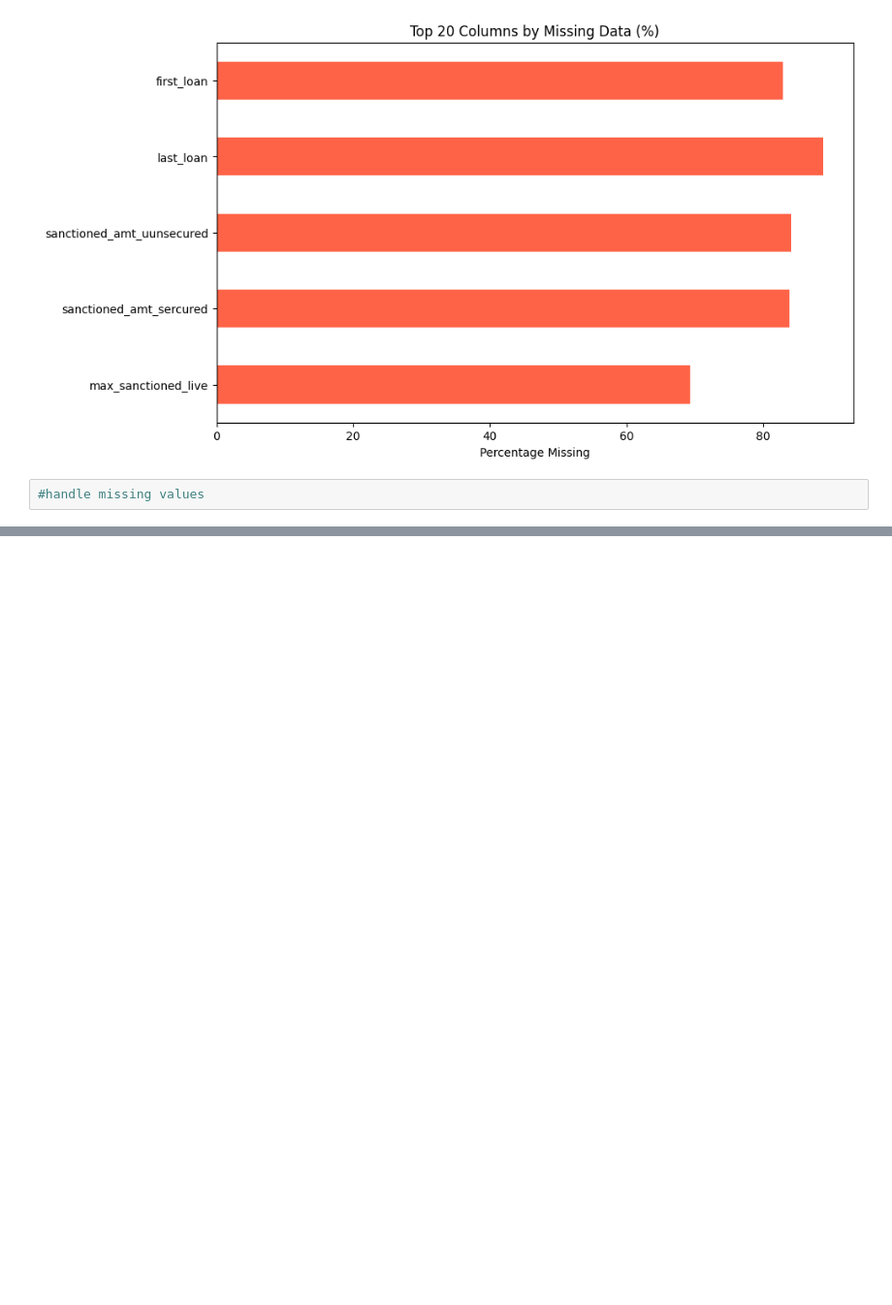
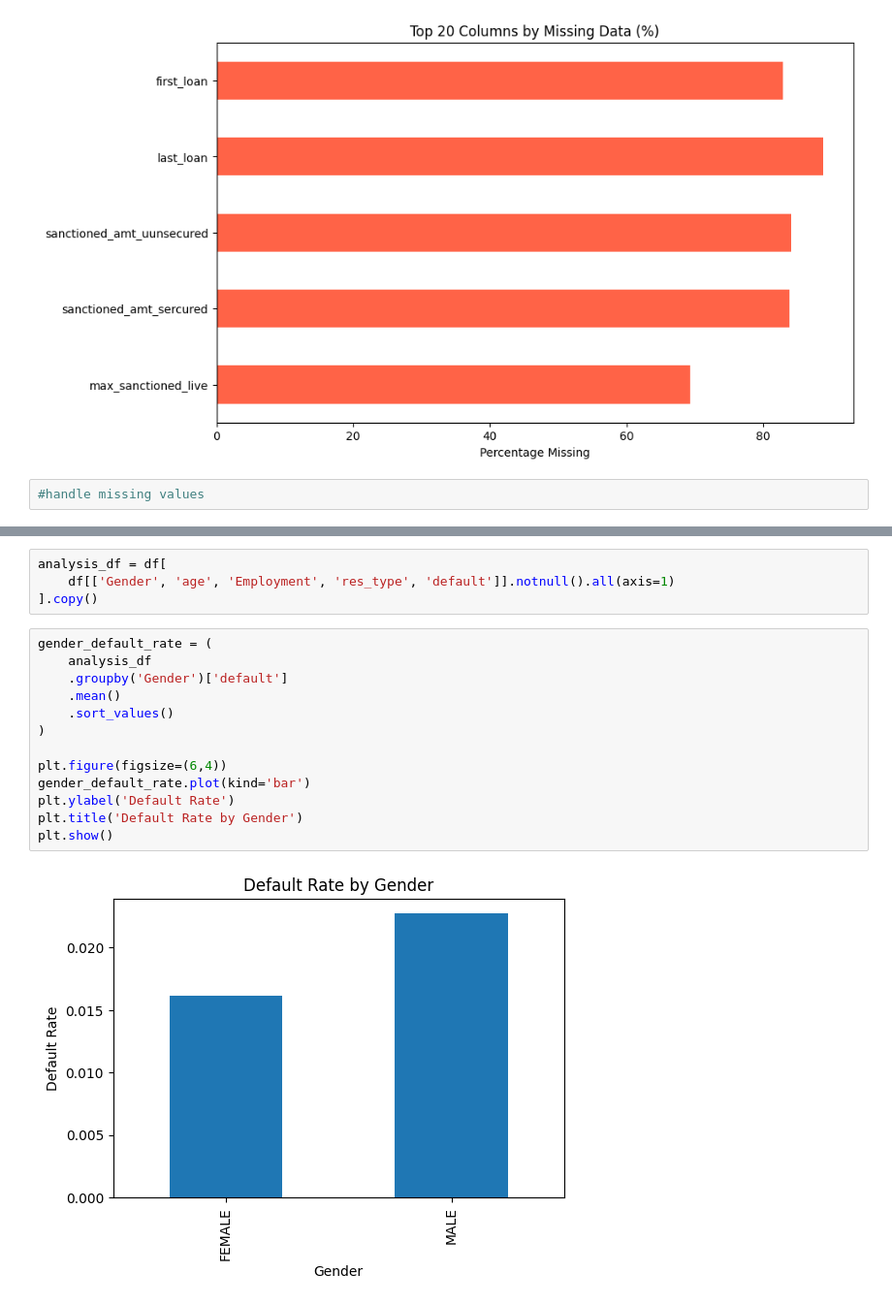
Before and after one commit to Bigjay101/LanceLoans, a Jupyter notebook: EDA.ipynb, the cells around one changed output, grey strips where cells are left out. Shown at 97% size. Saved outputs shown, nothing was run; the diff lists cells and outputs as text; blank space fills up the shorter version.

```diff
--- a/EDA.ipynb
+++ b/EDA.ipynb
@@ -146,0 +148,19 @@ KeyboardInterrupt:
+# %%
+analysis_df = df[
+    df[['Gender', 'age', 'Employment', 'res_type', 'default']].notnull().all(axis=1)
+].copy()
+# %%
+gender_default_rate = (
+    analysis_df
+    .groupby('Gender')['default']
+    .mean()
+    .sort_values()
+)
+
+plt.figure(figsize=(6,4))
+gender_default_rate.plot(kind='bar')
+plt.ylabel('Default Rate')
+plt.title('Default Rate by Gender')
+plt.show()
+# %% [output]
+[figure, added]
```
Also changed, not shown: parts of 5 cells of this notebook, 1 other file.
